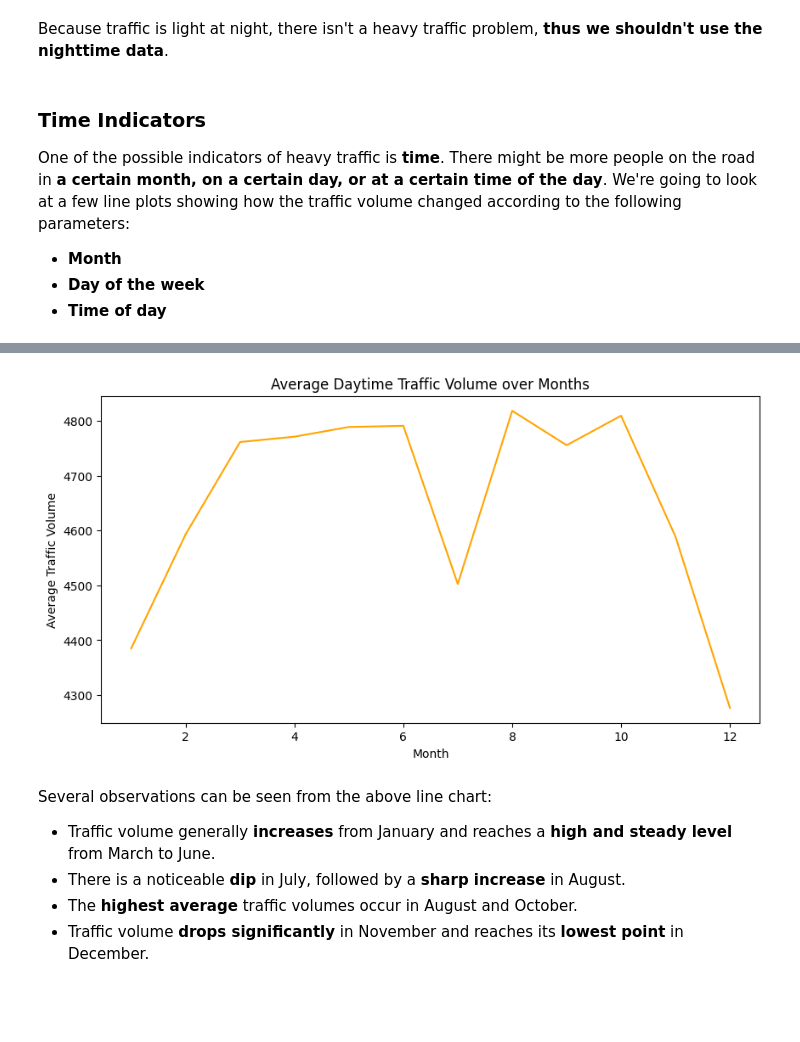
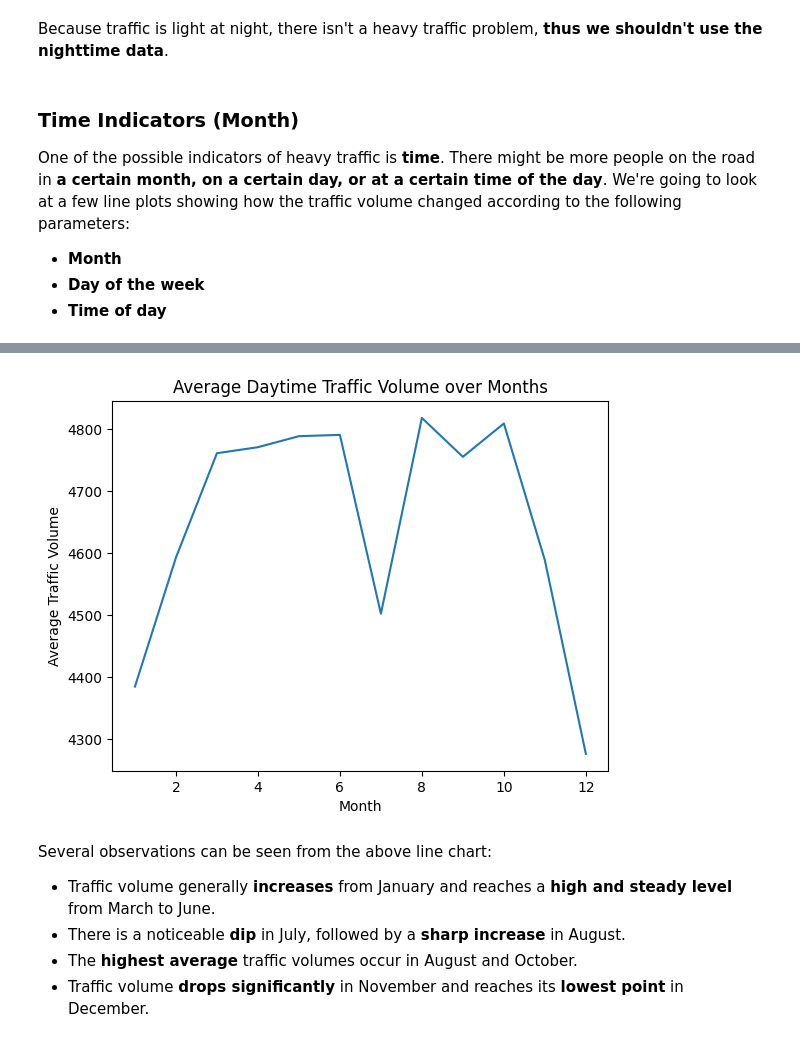
Before and after one commit to jackren0000/Finding-Heavy-Traffic-Indicators-on-I-94, a Jupyter notebook: main.ipynb, the cells around one changed output, grey strips where cells are left out. Cells and saved outputs as stored; diff of their text form; code cells hidden in the pictures; blank space fills up the shorter version.

Commit message:
Update time indicators for the day of the week.

```diff
--- a/main.ipynb
+++ b/main.ipynb
@@ -138,7 +138,7 @@ The daytime traffic volume histogram shows a strong peak around **4500** vehicle
 # %% [markdown]
 Because traffic is light at night, there isn't a heavy traffic problem, **thus we shouldn't use the nighttime data**.
 # %% [markdown]
-### Time Indicators
+### Time Indicators (Month)
 One of the possible indicators of heavy traffic is **time**. There might be more people on the road in **a certain month, on a certain day, or at a certain time of the day**. We're going to look at a few line plots showing how the traffic volume changed according to the following parameters:
 - **Month**
 - **Day of the week**
@@ -164,13 +164,13 @@ month
 12    4276.567081
 Name: traffic_volume, dtype: float64
 # %%
-by_month['traffic_volume'].plot(kind='line', figsize=(10, 5), color='orange')
+plt.plot(by_month.index, by_month['traffic_volume'])
 plt.xlabel('Month')
 plt.ylabel('Average Traffic Volume')
 plt.title('Average Daytime Traffic Volume over Months')
 plt.show()
 # %% [output]
-[figure, old version]
+[figure, new version]
 # %% [markdown]
 Several observations can be seen from the above line chart:
 
```
Also changed, not shown: parts of 4 cells of this notebook.
